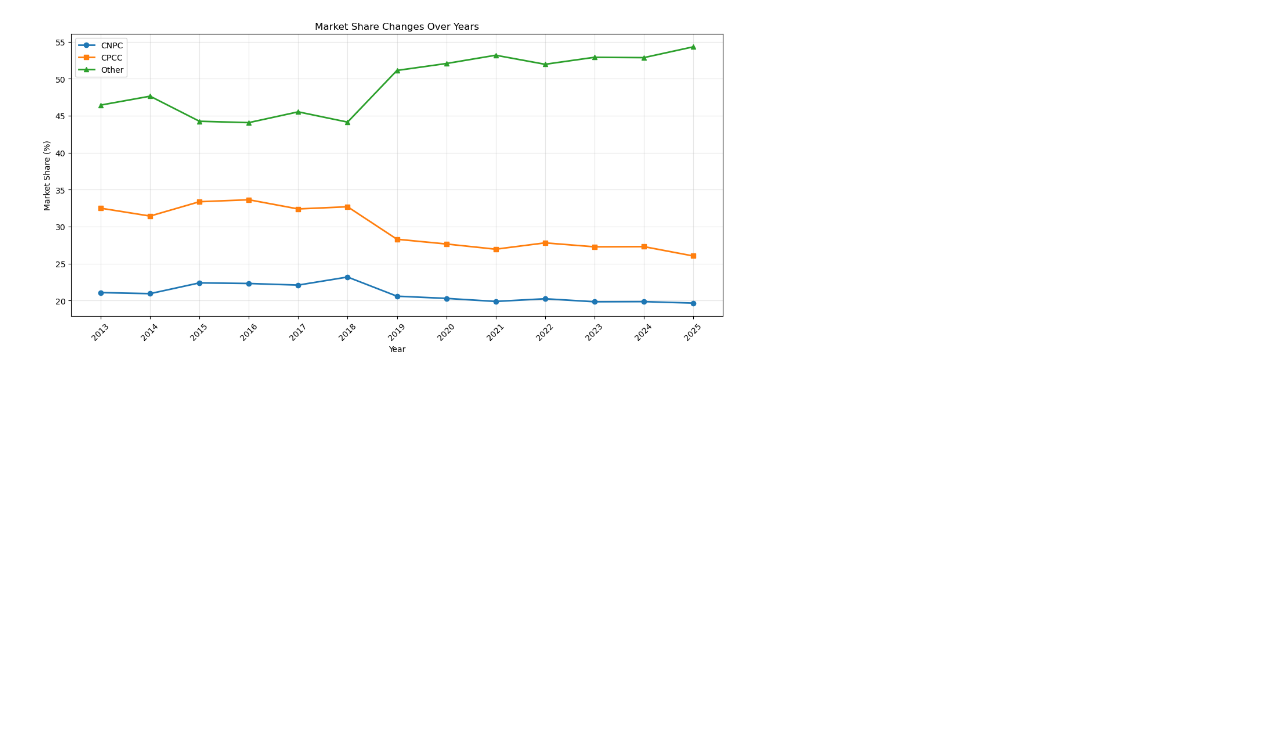
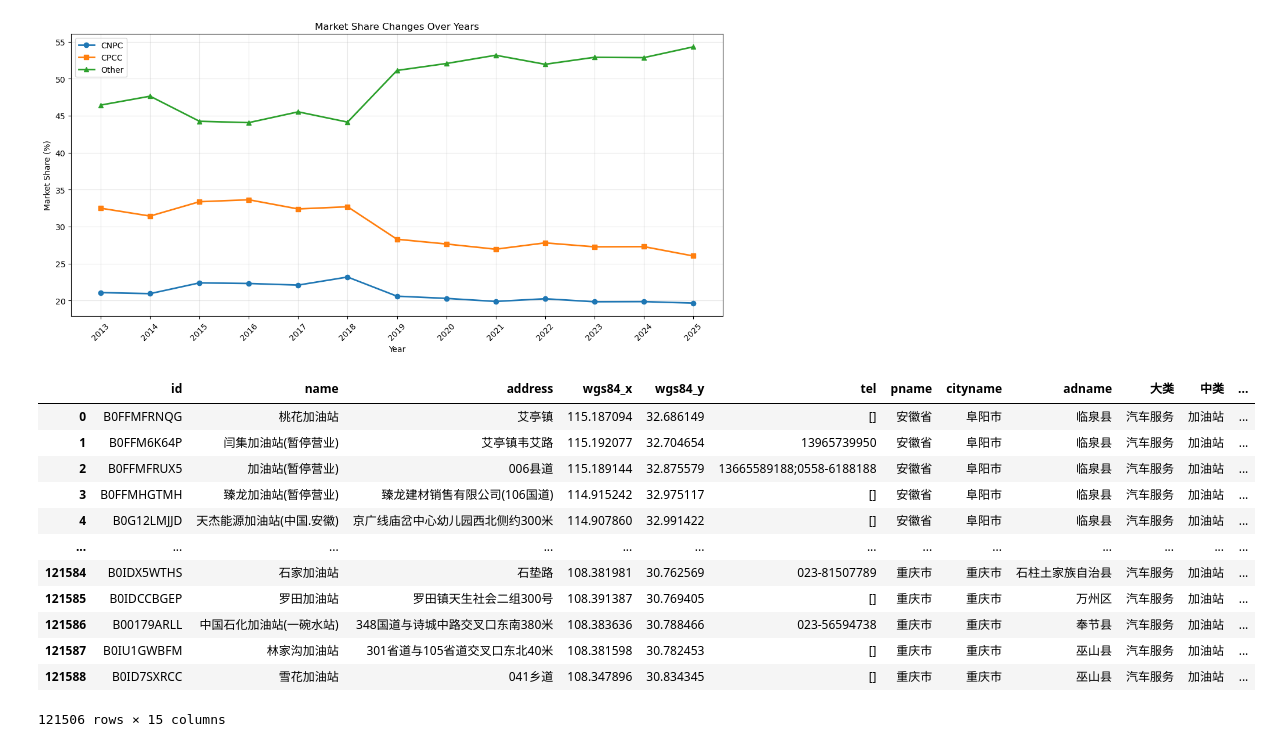
Before and after one commit to chen-yw/uchicago-GS-CS, a Jupyter notebook: 10-18/create_corporation_column_for_GS.ipynb, the cells around one changed output. Cells and saved outputs as stored; diff of their text form; code cells hidden in the pictures; blank space fills up the shorter version.

```diff
--- a/10-18/create_corporation_column_for_GS.ipynb
+++ b/10-18/create_corporation_column_for_GS.ipynb
@@ -175,3 +175,19 @@ Year 2023: CNPC 19.8%, CPCC 27.3%, Other 52.9%
 Year 2024: CNPC 19.9%, CPCC 27.3%, Other 52.9%
 Year 2025: CNPC 19.7%, CPCC 26.0%, Other 54.3%
 [figure]
+# %%
+GS_data_set[2021]
+# %% [output]
+|  | id | name | address | wgs84_x | wgs84_y | tel | pname | cityname | adname | 大类 | 中类 | ... |
+| 0 | B0FFMFRNQG | 桃花加油站 | 艾亭镇 | 115.187094 | 32.686149 | [] | 安徽省 | 阜阳市 | 临泉县 | 汽车服务 | 加油站 | ... |
+| 1 | B0FFM6K64P | 闫集加油站(暂停营业) | 艾亭镇韦艾路 | 115.192077 | 32.704654 | 13965739950 | 安徽省 | 阜阳市 | 临泉县 | 汽车服务 | 加油站 | ... |
+| 2 | B0FFMFRUX5 | 加油站(暂停营业) | 006县道 | 115.189144 | 32.875579 | 13665589188;0558-6188188 | 安徽省 | 阜阳市 | 临泉县 | 汽车服务 | 加油站 | ... |
+| 3 | B0FFMHGTMH | 臻龙加油站(暂停营业) | 臻龙建材销售有限公司(106国道) | 114.915242 | 32.975117 | [] | 安徽省 | 阜阳市 | 临泉县 | 汽车服务 | 加油站 | ... |
+| 4 | B0G12LMJJD | 天杰能源加油站(中国.安徽) | 京广线庙岔中心幼儿园西北侧约300米 | 114.907860 | 32.991422 | [] | 安徽省 | 阜阳市 | 临泉县 | 汽车服务 | 加油站 | ... |
+| ... | ... | ... | ... | ... | ... | ... | ... | ... | ... | ... | ... | ... |
+| 121584 | B0IDX5WTHS | 石家加油站 | 石垫路 | 108.381981 | 30.762569 | 023-81507789 | 重庆市 | 重庆市 | 石柱土家族自治县 | 汽车服务 | 加油站 | ... |
+| 121585 | B0IDCCBGEP | 罗田加油站 | 罗田镇天生社会二组300号 | 108.391387 | 30.769405 | [] | 重庆市 | 重庆市 | 万州区 | 汽车服务 | 加油站 | ... |
+| 121586 | B00179ARLL | 中国石化加油站(一碗水站) | 348国道与诗城中路交叉口东南380米 | 108.383636 | 30.788466 | 023-56594738 | 重庆市 | 重庆市 | 奉节县 | 汽车服务 | 加油站 | ... |
+| 121587 | B0IU1GWBFM | 林家沟加油站 | 301省道与105省道交叉口东北40米 | 108.381598 | 30.782453 | [] | 重庆市 | 重庆市 | 巫山县 | 汽车服务 | 加油站 | ... |
+| 121588 | B0ID7SXRCC | 雪花加油站 | 041乡道 | 108.347896 | 30.834345 | [] | 重庆市 | 重庆市 | 巫山县 | 汽车服务 | 加油站 | ... |
+121506 rows × 15 columns
```
Also changed, not shown: parts of 2 cells of this notebook, 1 other file.
